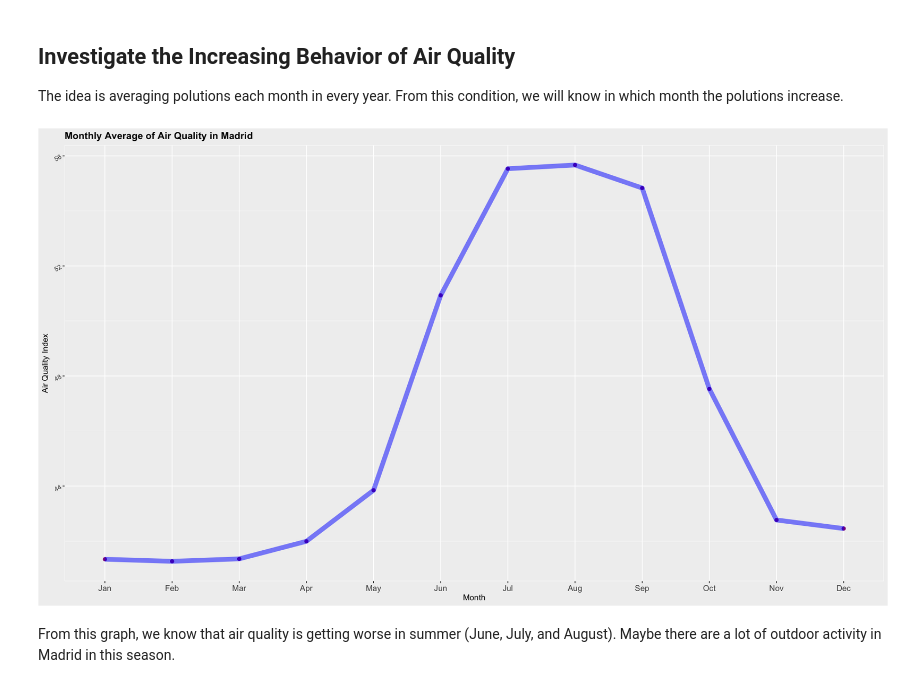
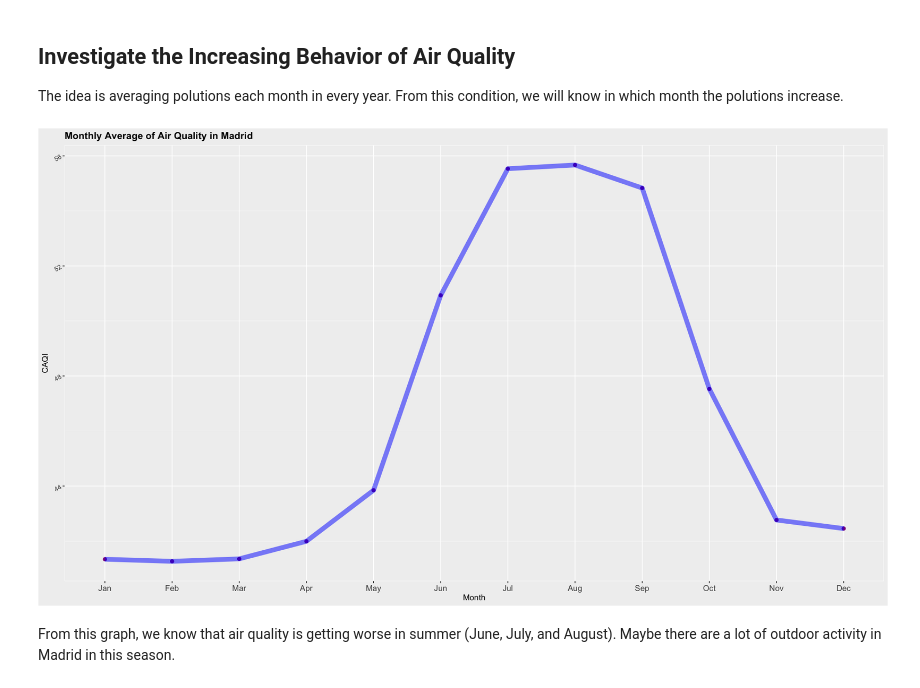
Before and after one commit to buu-nguyen/PIB3-MadridAirQuality, a Jupyter notebook: Madrid-Air-Quality.ipynb, the cells around one changed output. Saved outputs shown, nothing was run; the diff lists cells and outputs as text; code cells hidden in the pictures.

```diff
--- a/Madrid-Air-Quality.ipynb
+++ b/Madrid-Air-Quality.ipynb
@@ -148,26 +133,26 @@ The idea is averaging polutions each month in every year. From this condition, w
 # %%
 bulan <- c("Jan", "Feb", "Mar", "Apr", "May", "Jun", "Jul", "Aug", "Sep", "Oct", "Nov", "Dec")
 
 madrid_mean_monthly %>%
   group_by(month) %>%
   summarise(huy=mean(tot)) %>%
   ggplot(aes(x=month, y= huy, group=1)) +
   geom_point(aes(x = month, y = huy), size = 2, color = 'darkmagenta') +
   geom_line(size = 3, alpha = 0.5, color = 'blue') +
   scale_x_discrete(labels=bulan) +
     theme(legend.position = "none",
         panel.background = element_rect(fill = "gray94", colour = "white",
                                         size = 0.5, linetype = "solid"),
         legend.background = element_rect(fill = "gray94"),
         plot.background = element_rect(fill = "gray94"),
         panel.grid.major = element_line(size = 0.5, linetype = 'solid', colour = "white"),
         panel.grid.minor = element_line(size = 0.25, linetype = 'solid', colour = "white"),
         plot.title = element_text(hjust = 0, face = 'bold',color = 'black')) +
-  labs(x = 'Month', y = 'Air Quality Index', title='Monthly Average of Air Quality in Madrid') +
+  labs(x = 'Month', y = 'CAQI', title='Monthly Average of Air Quality in Madrid') +
   theme(axis.text.y =element_text(angle = 30),axis.text.x=element_text(size=11))
 ggsave('plots/monthly_AVG.png', width = 16, height = 9)
 # %% [output]
-[figure, old version]
+[figure, new version]
 # %% [markdown]
 From this graph, we know that air quality is getting worse in summer (June, July, and August). Maybe there are a lot of outdoor activity in Madrid in this season.
 # %% [markdown]
```
Also changed, not shown: parts of 5 cells of this notebook, 5 other files.
